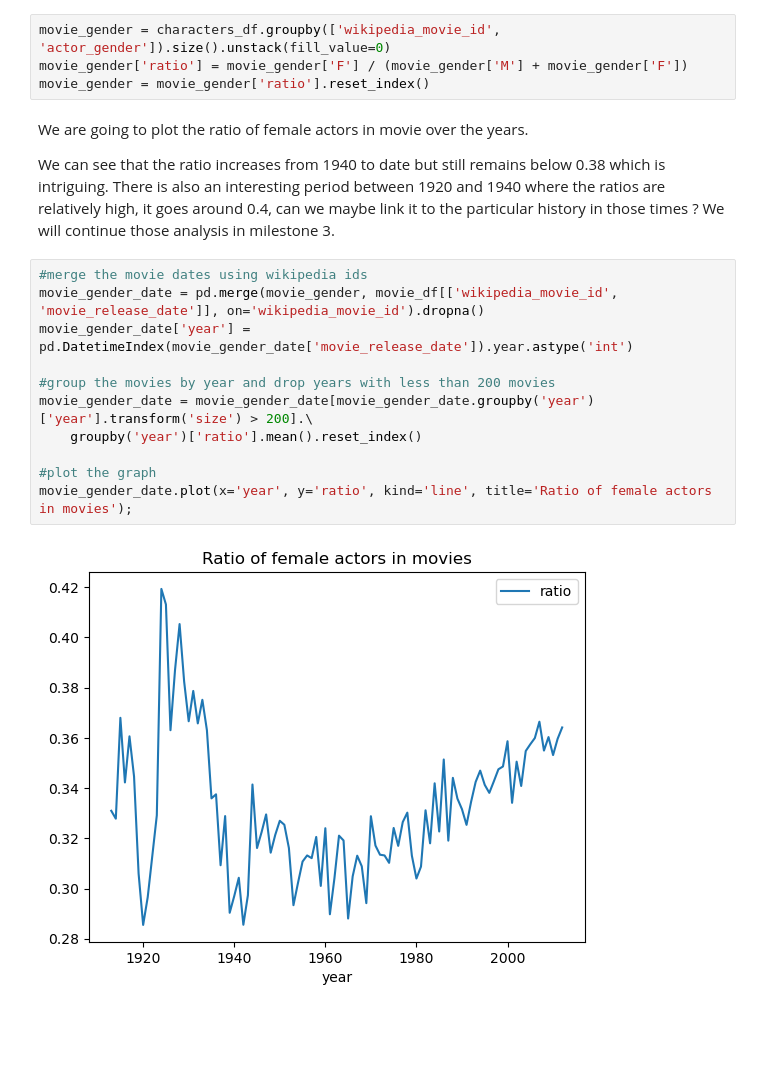
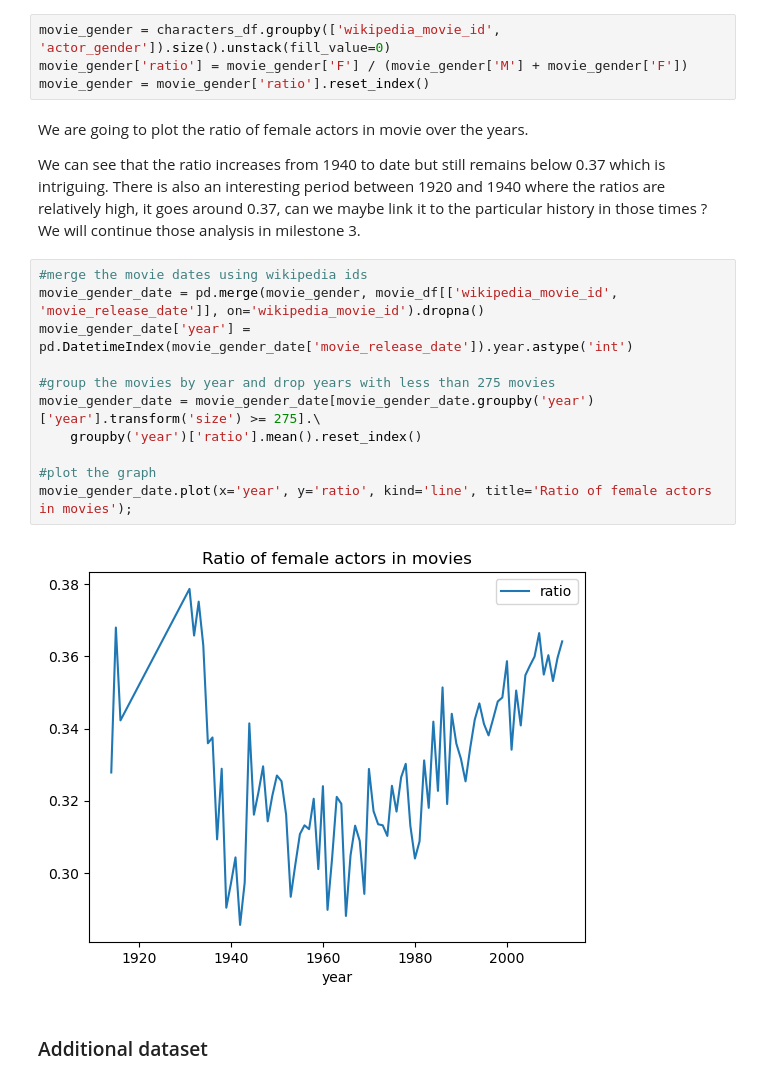
Before and after one commit to epfl-ada/ada-2022-project-teamrefuge2000, a Jupyter notebook: src/main.ipynb, the cells around one changed output. Drawn from its saved outputs; the diff is of its cells as text; blank space fills up the shorter version.

```diff
--- a/src/main.ipynb
+++ b/src/main.ipynb
@@ -39,17 +44,19 @@ movie_gender = movie_gender['ratio'].reset_index()
 # %% [markdown]
 We are going to plot the ratio of female actors in movie over the years.
 
-We can see that the ratio increases from 1940 to date but still remains below 0.38 which is intriguing. There is also an interesting period between 1920 and 1940 where the ratios are relatively high, it goes around 0.4, can we maybe link it to the particular history in those times ? We will continue those analysis in milestone 3.
+We can see that the ratio increases from 1940 to date but still remains below 0.37 which is intriguing. There is also an interesting period between 1920 and 1940 where the ratios are relatively high, it goes around 0.37, can we maybe link it to the particular history in those times ? We will continue those analysis in milestone 3.
 # %%
 #merge the movie dates using wikipedia ids
 movie_gender_date = pd.merge(movie_gender, movie_df[['wikipedia_movie_id', 'movie_release_date']], on='wikipedia_movie_id').dropna()
 movie_gender_date['year'] = pd.DatetimeIndex(movie_gender_date['movie_release_date']).year.astype('int')
 
-#group the movies by year and drop years with less than 200 movies
-movie_gender_date = movie_gender_date[movie_gender_date.groupby('year')['year'].transform('size') > 200].\
+#group the movies by year and drop years with less than 275 movies
+movie_gender_date = movie_gender_date[movie_gender_date.groupby('year')['year'].transform('size') >= 275].\
     groupby('year')['ratio'].mean().reset_index()
 
 #plot the graph
 movie_gender_date.plot(x='year', y='ratio', kind='line', title='Ratio of female actors in movies');
 # %% [output]
-[figure, old version]
+[figure, new version]
+# %% [markdown]
+### Additional dataset
```
Also changed, not shown: parts of 6 cells of this notebook.
